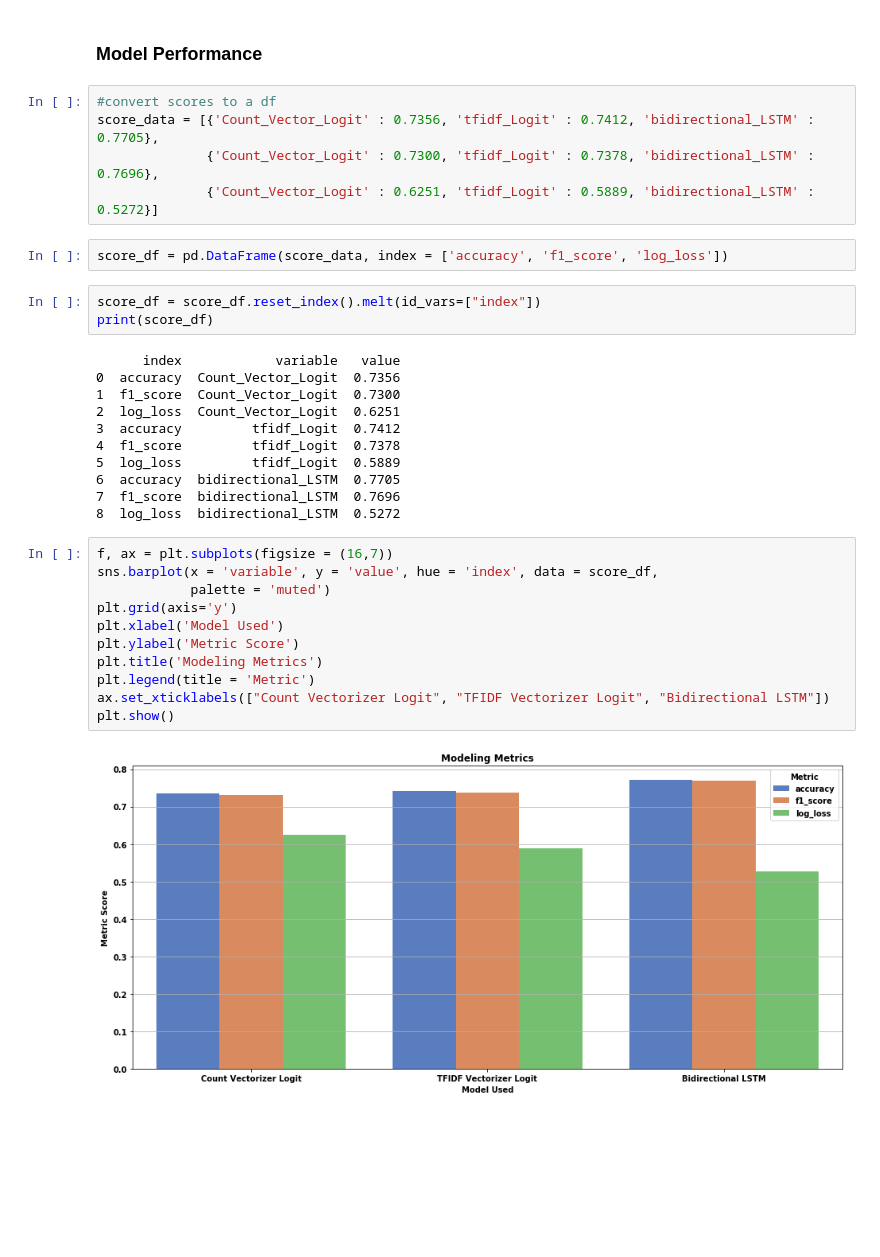
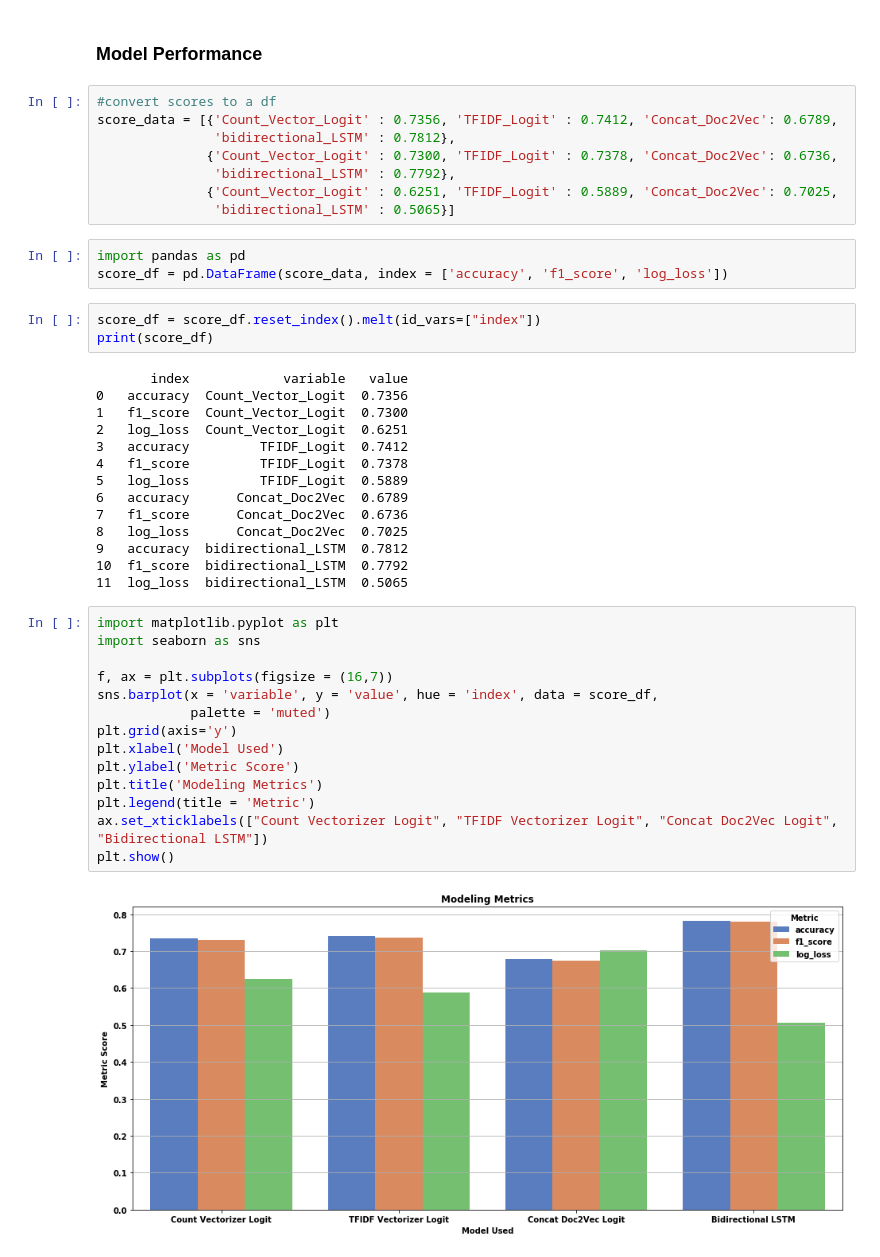
Before and after one commit to dwitten392/Springboard---DW, a Jupyter notebook: Captstone 2 - Goodreads Reviews/Goodreads Book Reviews.ipynb, the cells around one changed output. Drawn from its saved outputs; the diff is of its cells as text; blank space fills up the shorter version.

```diff
--- a/Captstone 2 - Goodreads Reviews/Goodreads Book Reviews.ipynb
+++ b/Captstone 2 - Goodreads Reviews/Goodreads Book Reviews.ipynb
@@ -1504,35 +1504,45 @@ https://colab.research.google.com/drive/1bYvvjsZngChva8vuP5TMSZrxEfXI0RkW?usp=sh
 ### Model Performance
 # %%
 #convert scores to a df
-score_data = [{'Count_Vector_Logit' : 0.7356, 'tfidf_Logit' : 0.7412, 'bidirectional_LSTM' : 0.7705},
-              {'Count_Vector_Logit' : 0.7300, 'tfidf_Logit' : 0.7378, 'bidirectional_LSTM' : 0.7696},
-              {'Count_Vector_Logit' : 0.6251, 'tfidf_Logit' : 0.5889, 'bidirectional_LSTM' : 0.5272}]
+score_data = [{'Count_Vector_Logit' : 0.7356, 'TFIDF_Logit' : 0.7412, 'Concat_Doc2Vec': 0.6789,
+               'bidirectional_LSTM' : 0.7812},
+              {'Count_Vector_Logit' : 0.7300, 'TFIDF_Logit' : 0.7378, 'Concat_Doc2Vec': 0.6736,
+               'bidirectional_LSTM' : 0.7792},
+              {'Count_Vector_Logit' : 0.6251, 'TFIDF_Logit' : 0.5889, 'Concat_Doc2Vec': 0.7025,
+               'bidirectional_LSTM' : 0.5065}]
 # %%
+import pandas as pd
 score_df = pd.DataFrame(score_data, index = ['accuracy', 'f1_score', 'log_loss'])
 # %%
 score_df = score_df.reset_index().melt(id_vars=["index"])
 print(score_df)
 # %% [output]
-      index            variable   value
-0  accuracy  Count_Vector_Logit  0.7356
-1  f1_score  Count_Vector_Logit  0.7300
-2  log_loss  Count_Vector_Logit  0.6251
-3  accuracy         tfidf_Logit  0.7412
-4  f1_score         tfidf_Logit  0.7378
-5  log_loss         tfidf_Logit  0.5889
-6  accuracy  bidirectional_LSTM  0.7705
-7  f1_score  bidirectional_LSTM  0.7696
-8  log_loss  bidirectional_LSTM  0.5272
+       index            variable   value
+0   accuracy  Count_Vector_Logit  0.7356
+1   f1_score  Count_Vector_Logit  0.7300
+2   log_loss  Count_Vector_Logit  0.6251
+3   accuracy         TFIDF_Logit  0.7412
+4   f1_score         TFIDF_Logit  0.7378
+5   log_loss         TFIDF_Logit  0.5889
+6   accuracy      Concat_Doc2Vec  0.6789
+7   f1_score      Concat_Doc2Vec  0.6736
+8   log_loss      Concat_Doc2Vec  0.7025
+9   accuracy  bidirectional_LSTM  0.7812
+10  f1_score  bidirectional_LSTM  0.7792
+11  log_loss  bidirectional_LSTM  0.5065
 # %%
+import matplotlib.pyplot as plt
+import seaborn as sns
+
 f, ax = plt.subplots(figsize = (16,7))
 sns.barplot(x = 'variable', y = 'value', hue = 'index', data = score_df,
             palette = 'muted')
 plt.grid(axis='y')
 plt.xlabel('Model Used')
 plt.ylabel('Metric Score')
 plt.title('Modeling Metrics')
 plt.legend(title = 'Metric')
-ax.set_xticklabels(["Count Vectorizer Logit", "TFIDF Vectorizer Logit", "Bidirectional LSTM"])
+ax.set_xticklabels(["Count Vectorizer Logit", "TFIDF Vectorizer Logit", "Concat Doc2Vec Logit", "Bidirectional LSTM"])
 plt.show()
 # %% [output]
-[figure, old version]
+[figure, new version]
```
Also changed, not shown: parts of 1 cell of this notebook.
